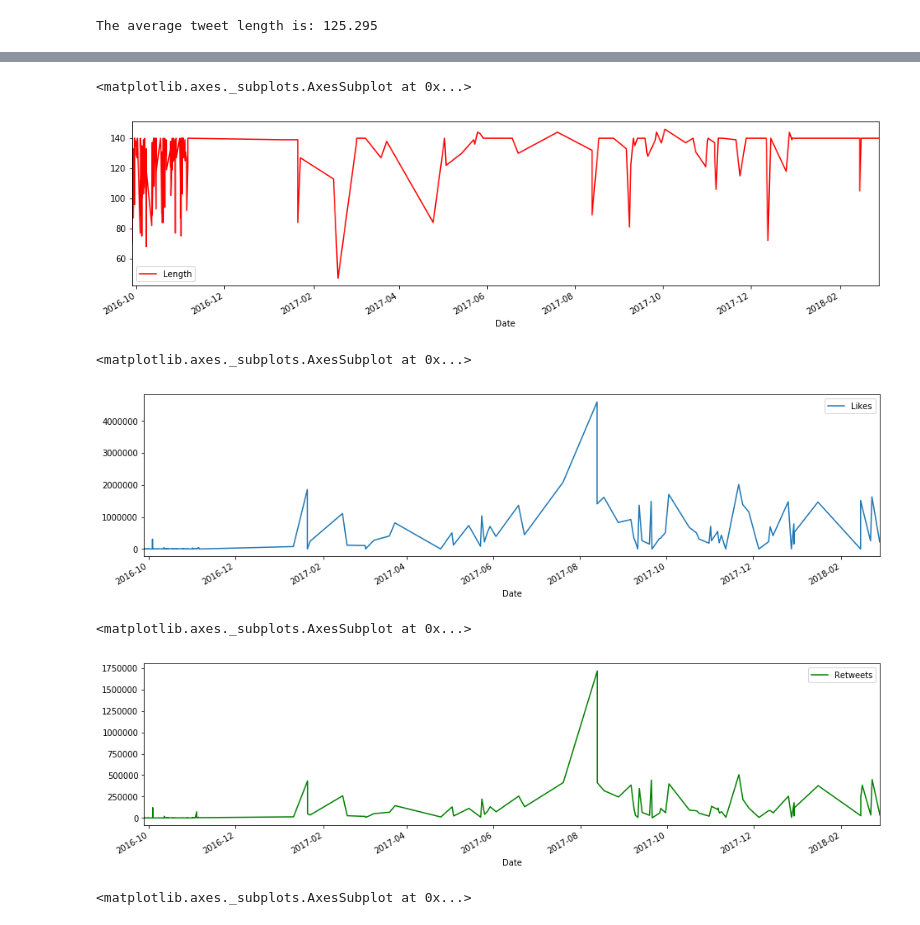
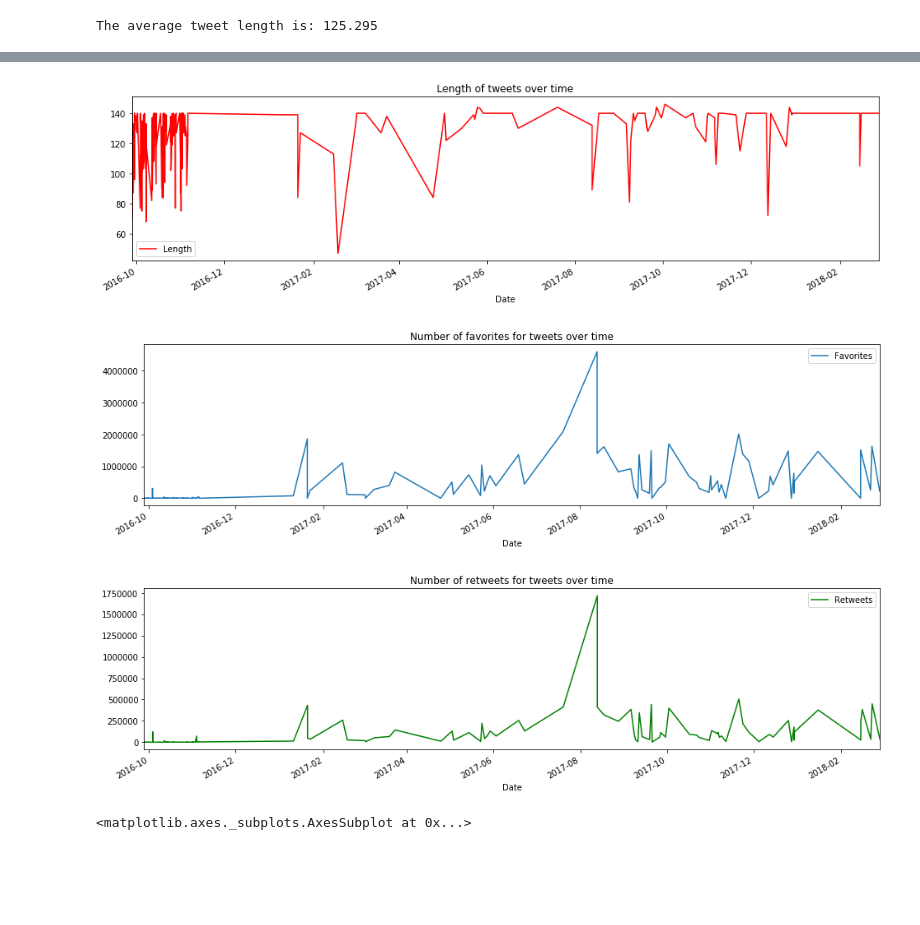
Before and after one commit to jonathanwangg/TwitterAnalyzer, a Jupyter notebook: TwitterAnalyzer.ipynb, the cells around one changed output, grey strips where cells are left out. Cells and saved outputs as stored; diff of their text form; code cells hidden in the pictures; blank space fills up the shorter version.

```diff
--- a/TwitterAnalyzer.ipynb
+++ b/TwitterAnalyzer.ipynb
@@ -171,22 +171,25 @@ t_fav = pd.Series(data=data['Likes'].values, index=data['Date'])
 t_ret = pd.Series(data=data['RTs'].values, index=data['Date'])
 # %%
 # Plot time (x-axis) against length of tweets (y-axis)
-t_len.plot(figsize=(16,4), label="Length", color='r', legend=True)
+len_plot = t_len.plot(figsize=(16,4), label="Length", color='r', legend=True, title='Length of tweets over time')
+len_vs_time_fig = len_plot.get_figure()
+len_vs_time_fig.savefig('len_vs_time.png')
 # %% [output]
-<matplotlib.axes._subplots.AxesSubplot at 0x...>
-[figure, old version]
+[figure, new version]
 # %%
 # Plot time (x-axis) against number of favorites for each tweet
-t_fav.plot(figsize=(16,4), label="Likes", legend=True)
+fav_plot = t_fav.plot(figsize=(16,4), label="Favorites", legend=True, title='Number of favorites for tweets over time')
+fav_vs_time_fig = fav_plot.get_figure()
+fav_vs_time_fig.savefig('num_favs_over_time.png')
 # %% [output]
-<matplotlib.axes._subplots.AxesSubplot at 0x...>
-[figure, old version]
+[figure, new version]
 # %%
 # Plot time (x-axis) against number of retweets for each tweet (y-axis)
-t_ret.plot(figsize=(16,4), label="Retweets", color="g", legend=True)
+retweet_plot = t_ret.plot(figsize=(16,4), label="Retweets", color="g", legend=True, title='Number of retweets for tweets over time')
+retweet_vs_time_fig = retweet_plot.get_figure()
+retweet_vs_time_fig.savefig('num_ret_over_time.png')
 # %% [output]
-<matplotlib.axes._subplots.AxesSubplot at 0x...>
-[figure, old version]
+[figure, new version]
 # %%
 # If we plot all 3 graphs together, we get:
 
```
Also changed, not shown: parts of 6 cells of this notebook, 5 other files.
